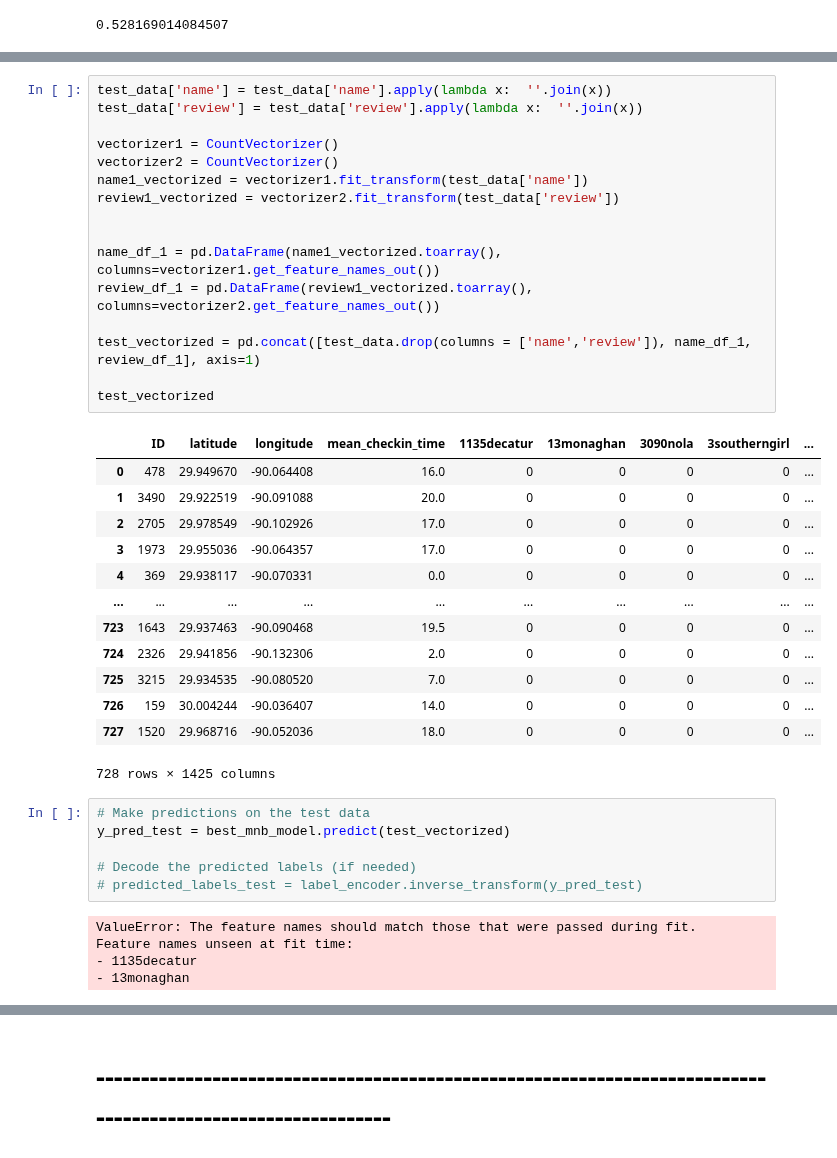
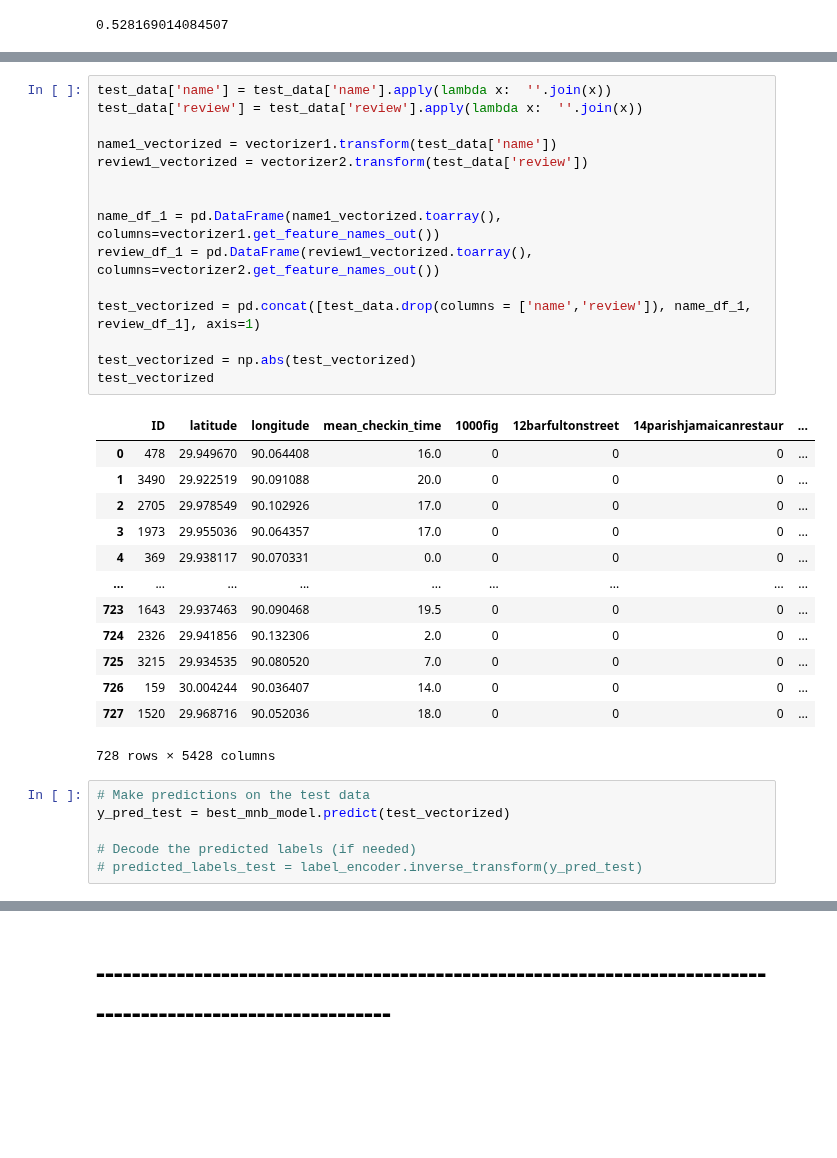
Before and after one commit to YurajK00/Naive-Bayes-Algorithm, a Jupyter notebook: Naive_Bayes.ipynb, the cells around one changed output, grey strips where cells are left out. Cells and saved outputs as stored; diff of their text form; blank space fills up the shorter version.

```diff
--- a/Naive_Bayes.ipynb
+++ b/Naive_Bayes.ipynb
@@ -282,44 +282,38 @@ test_data
 # %%
 test_data['name'] = test_data['name'].apply(lambda x:  ''.join(x))
 test_data['review'] = test_data['review'].apply(lambda x:  ''.join(x))
 
-vectorizer1 = CountVectorizer()
-vectorizer2 = CountVectorizer()
-name1_vectorized = vectorizer1.fit_transform(test_data['name'])
-review1_vectorized = vectorizer2.fit_transform(test_data['review'])
+name1_vectorized = vectorizer1.transform(test_data['name'])
+review1_vectorized = vectorizer2.transform(test_data['review'])
 
 
 name_df_1 = pd.DataFrame(name1_vectorized.toarray(), columns=vectorizer1.get_feature_names_out())
 review_df_1 = pd.DataFrame(review1_vectorized.toarray(), columns=vectorizer2.get_feature_names_out())
 
 test_vectorized = pd.concat([test_data.drop(columns = ['name','review']), name_df_1, review_df_1], axis=1)
 
+test_vectorized = np.abs(test_vectorized)
 test_vectorized
 # %% [output]
-|  | ID | latitude | longitude | mean_checkin_time | 1135decatur | 13monaghan | 3090nola | 3southerngirl | ... |
-| 0 | 478 | 29.949670 | -90.064408 | 16.0 | 0 | 0 | 0 | 0 | ... |
-| 1 | 3490 | 29.922519 | -90.091088 | 20.0 | 0 | 0 | 0 | 0 | ... |
-| 2 | 2705 | 29.978549 | -90.102926 | 17.0 | 0 | 0 | 0 | 0 | ... |
-| 3 | 1973 | 29.955036 | -90.064357 | 17.0 | 0 | 0 | 0 | 0 | ... |
-| 4 | 369 | 29.938117 | -90.070331 | 0.0 | 0 | 0 | 0 | 0 | ... |
-| ... | ... | ... | ... | ... | ... | ... | ... | ... | ... |
-| 723 | 1643 | 29.937463 | -90.090468 | 19.5 | 0 | 0 | 0 | 0 | ... |
-| 724 | 2326 | 29.941856 | -90.132306 | 2.0 | 0 | 0 | 0 | 0 | ... |
-| 725 | 3215 | 29.934535 | -90.080520 | 7.0 | 0 | 0 | 0 | 0 | ... |
-| 726 | 159 | 30.004244 | -90.036407 | 14.0 | 0 | 0 | 0 | 0 | ... |
-| 727 | 1520 | 29.968716 | -90.052036 | 18.0 | 0 | 0 | 0 | 0 | ... |
+|  | ID | latitude | longitude | mean_checkin_time | 1000fig | 12barfultonstreet | 14parishjamaicanrestaur | ... |
+| 0 | 478 | 29.949670 | 90.064408 | 16.0 | 0 | 0 | 0 | ... |
+| 1 | 3490 | 29.922519 | 90.091088 | 20.0 | 0 | 0 | 0 | ... |
+| 2 | 2705 | 29.978549 | 90.102926 | 17.0 | 0 | 0 | 0 | ... |
+| 3 | 1973 | 29.955036 | 90.064357 | 17.0 | 0 | 0 | 0 | ... |
+| 4 | 369 | 29.938117 | 90.070331 | 0.0 | 0 | 0 | 0 | ... |
+| ... | ... | ... | ... | ... | ... | ... | ... | ... |
+| 723 | 1643 | 29.937463 | 90.090468 | 19.5 | 0 | 0 | 0 | ... |
+| 724 | 2326 | 29.941856 | 90.132306 | 2.0 | 0 | 0 | 0 | ... |
+| 725 | 3215 | 29.934535 | 90.080520 | 7.0 | 0 | 0 | 0 | ... |
+| 726 | 159 | 30.004244 | 90.036407 | 14.0 | 0 | 0 | 0 | ... |
+| 727 | 1520 | 29.968716 | 90.052036 | 18.0 | 0 | 0 | 0 | ... |
-728 rows × 1425 columns
+728 rows × 5428 columns
 # %%
 # Make predictions on the test data
 y_pred_test = best_mnb_model.predict(test_vectorized)
 
 # Decode the predicted labels (if needed)
 # predicted_labels_test = label_encoder.inverse_transform(y_pred_test)
-# %% [output]
-ValueError: The feature names should match those that were passed during fit.
-Feature names unseen at fit time:
-- 1135decatur
-- 13monaghan
 # %%
 import pandas as pd
 
```
Also changed, not shown: parts of 3 cells of this notebook.
